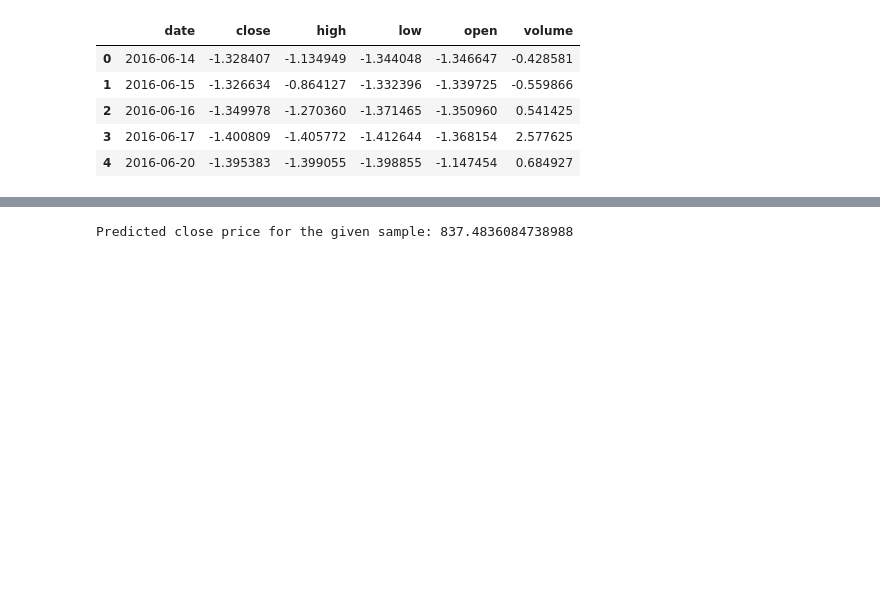
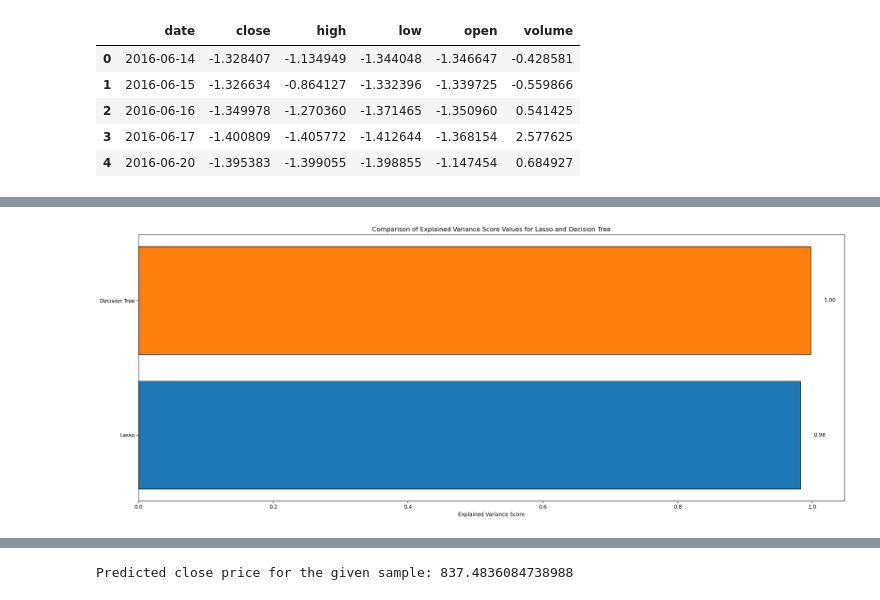
Before and after one commit to Ahmed72-AMSA/Business-Intelligence-Project, a Jupyter notebook: regression/Stoke_Price/model_regression.ipynb, the cells around one changed output, grey strips where cells are left out. Cells and saved outputs as stored; diff of their text form; code cells hidden in the pictures; blank space fills up the shorter version.

```diff
--- a/regression/Stoke_Price/model_regression.ipynb
+++ b/regression/Stoke_Price/model_regression.ipynb
@@ -243 +301,19 @@ R2: 98.21%
+# %%
+models = ['Lasso', 'Decision Tree']
+r2_values = [evs_lasso, evs_tree]
+
+plt.figure(figsize=(20,8))
+plt.barh(models, r2_values, color=['#1f77b4', '#ff7f0e'], edgecolor='black')
+
+plt.xlabel('Explained Variance Score')
+plt.title('Comparison of Explained Variance Score Values for Lasso and Decision Tree')
+
+for index, value in enumerate(r2_values):
+    plt.text(value + 0.02, index, f'{value:.2f}', va='center')
+
+# Show the plot
+plt.tight_layout()
+plt.show()
+# %% [output]
+[figure, added]
 # %%
```
Also changed, not shown: parts of 13 cells of this notebook.
